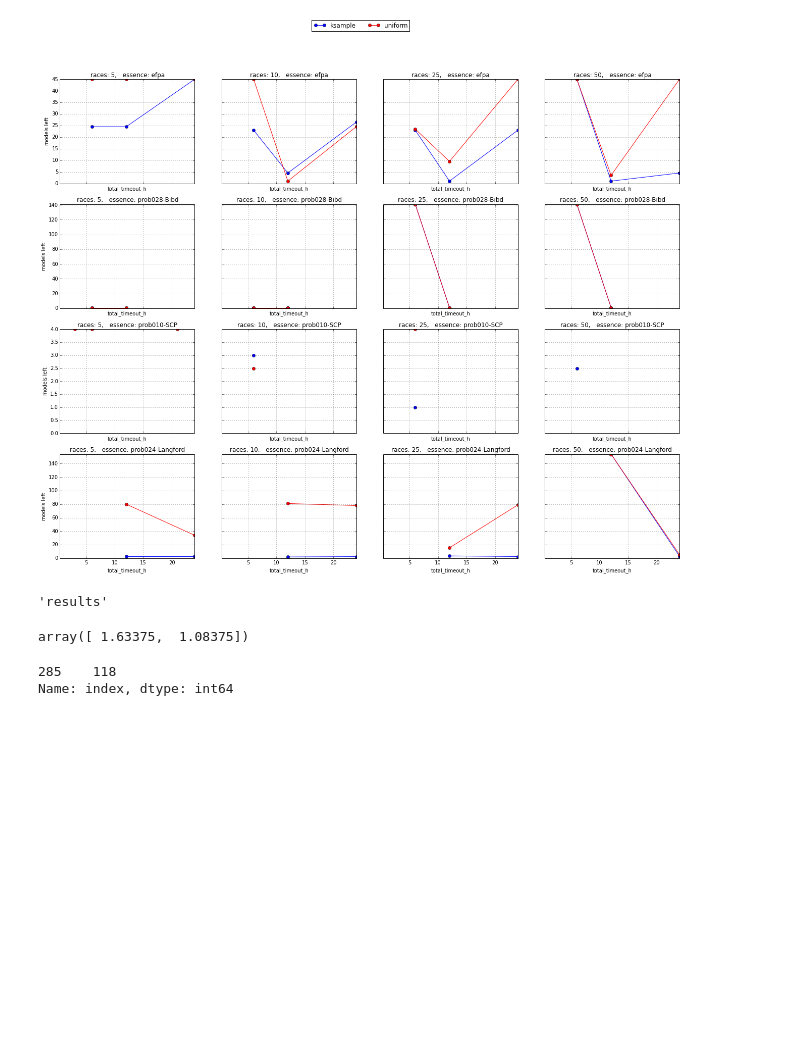
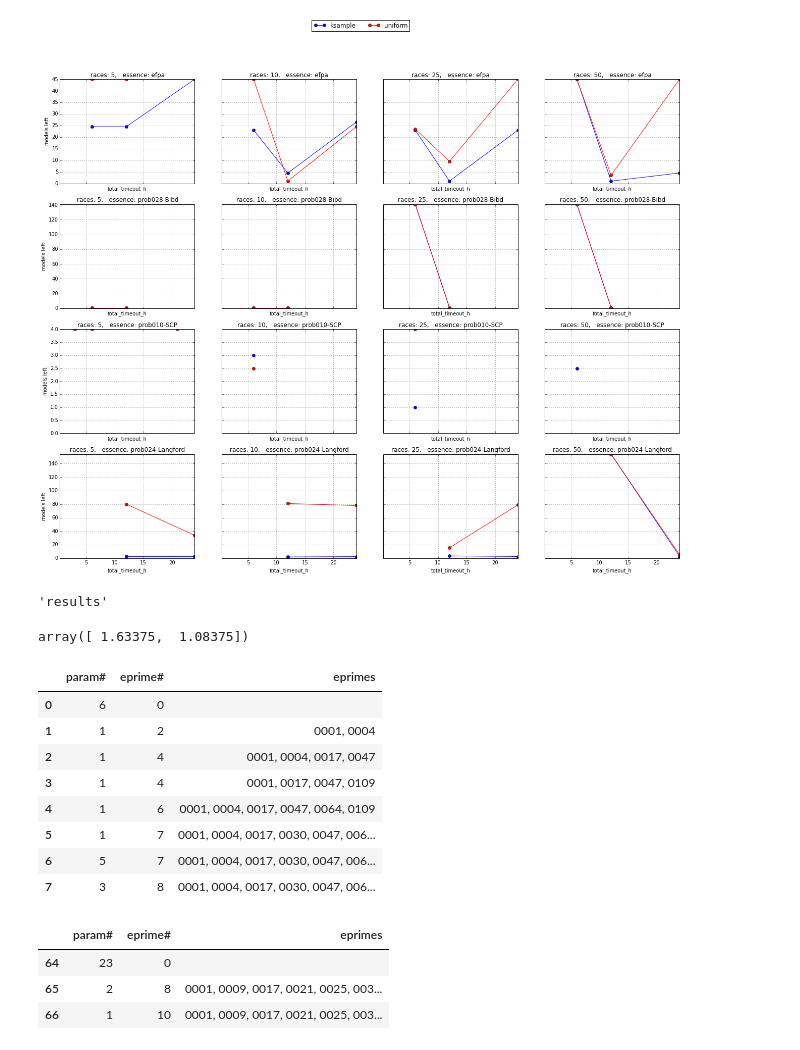
Before and after one commit to Bilalh/Gen, a Jupyter notebook: scripts/parse_results/useful.ipynb, the cells around one changed output. Cells and saved outputs as stored; diff of their text form; code cells hidden in the pictures; blank space fills up the shorter version.

```diff
--- a/scripts/parse_results/useful.ipynb
+++ b/scripts/parse_results/useful.ipynb
@@ -417,41 +424,51 @@ From (
 	Select Q.param, 0 as eprimes_num, "" as eprimes, 100 as quality
 	From ParamQuality Q
 	Where Q.param not in (Select D.param From DiscriminatingParams D)
 
     Order by quality
 
 )
 
 Group by eprimes
 Order by eprimes_num,count(param), eprimes;
 """
 
 
 import sqlite3
 def get_models_for_all_params_db(row):
     db_path = Path(row['output_dir'])  / "results.db"
     eprimes = pd.read_sql(sql=param_eprime_results_sql,
                          con=sqlite3.Connection(str(db_path)),
                          )
     return eprimes
 
 def get_models_for_all_params(row):
 #     db_path = Path(out_dir)  / "results.db"
 #     eprimes = pd.read_sql(sql=param_eprime_results_sql,
 #                          con=sqlite3.Connection(str(db_path)),
 #                          )
-    eprimes = param_eprime_info[ param_eprime_info["index"] == row["row"] ]
+    eprimes = param_eprime_info[ param_eprime_info["index"] == row["index"] ]
     return eprimes[[ 'param#', 'eprime#', 'eprimes' ]]
 
 p="/Users/bilalh/Desktop/Experiments/results/ksample/prob024-Langford/out-43200-10-32__1___10_True_100_halving"
-index = df[ df['output_dir'] == Path(p) ]['index']
-# t_db=get_models_for_all_params_db({'row':index, "output_dir":p})
-# t_cached=get_models_for_all_params({'row':index, "output_dir":p})
-# display(t_db, t_cached)
-index
+index = df[ df['output_dir'] == Path(p) ]['index'].values[0]
+t_db=get_models_for_all_params_db({"output_dir":p})
+t_cached=get_models_for_all_params({'index':47})
+display(t_db, t_cached)
 # %% [output]
-285    118
-Name: index, dtype: int64
+|  | param# | eprime# | eprimes |
+| 0 | 6 | 0 |  |
+| 1 | 1 | 2 | 0001, 0004 |
+| 2 | 1 | 4 | 0001, 0004, 0017, 0047 |
+| 3 | 1 | 4 | 0001, 0017, 0047, 0109 |
+| 4 | 1 | 6 | 0001, 0004, 0017, 0047, 0064, 0109 |
+| 5 | 1 | 7 | 0001, 0004, 0017, 0030, 0047, 006... |
+| 6 | 5 | 7 | 0001, 0004, 0017, 0030, 0047, 006... |
+| 7 | 3 | 8 | 0001, 0004, 0017, 0030, 0047, 006... |
+|  | param# | eprime# | eprimes |
+| 64 | 23 | 0 |  |
+| 65 | 2 | 8 | 0001, 0009, 0017, 0021, 0025, 003... |
+| 66 | 1 | 10 | 0001, 0009, 0017, 0021, 0025, 003... |
 # %%
 import sys
 def print_formatted(*, frame,fp=sys.stdout):
```
Also changed, not shown: parts of 7 cells of this notebook, 1 other file.
